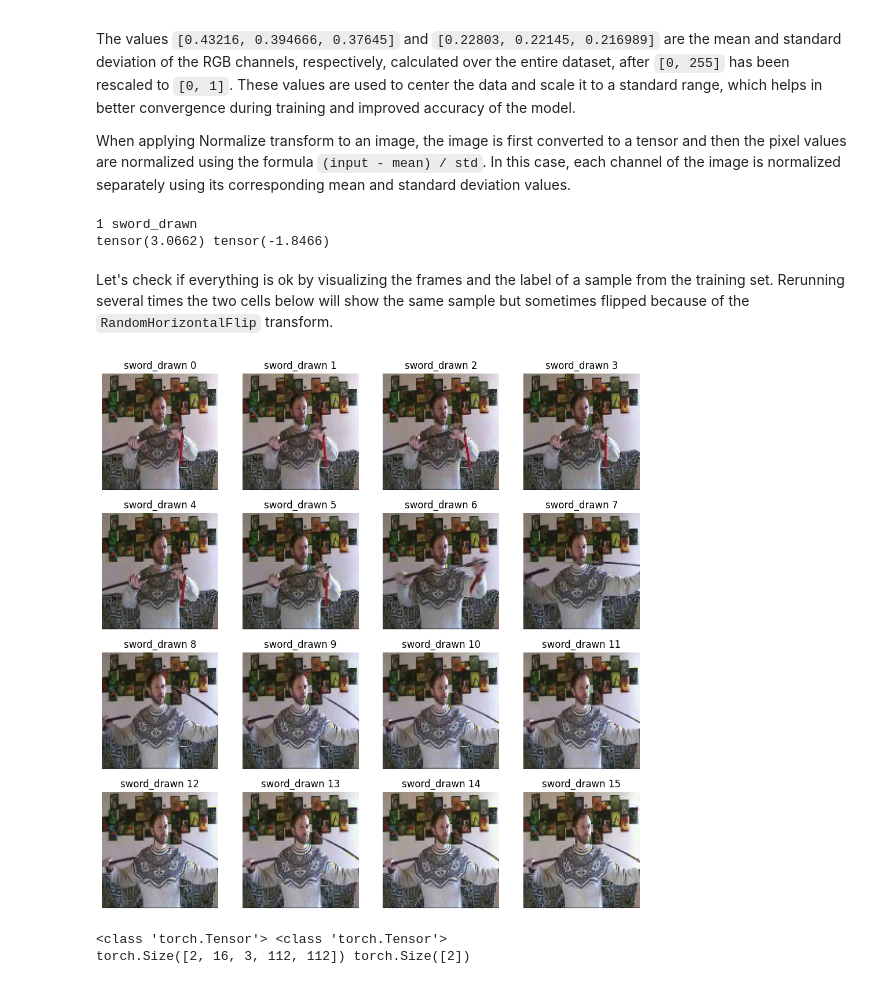
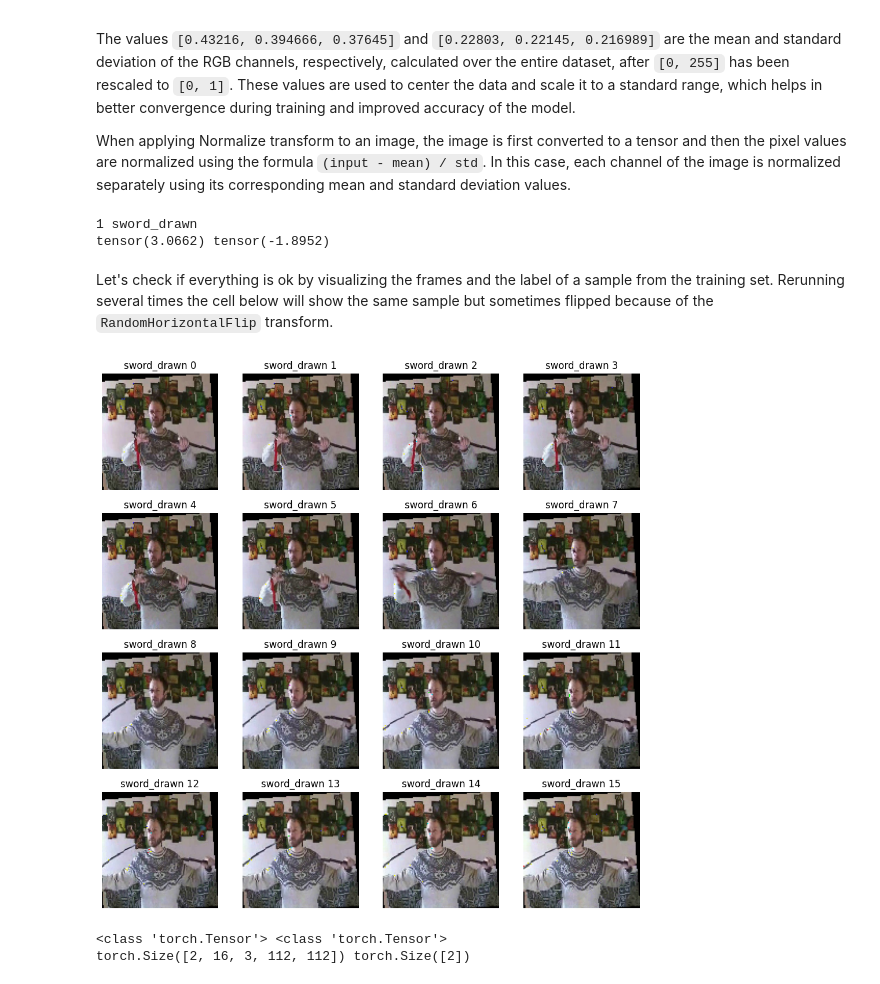
Before and after one commit to JasonMendoza2008/KaggleSwordVideoClassification, a Jupyter notebook: BaselineModel.ipynb, the cells around one changed output. Cells and saved outputs as stored; diff of their text form; code cells hidden in the pictures.

Commit message:
Added link to tutorial video and added RandomAffineCustom

```diff
--- a/BaselineModel.ipynb
+++ b/BaselineModel.ipynb
@@ -205,6 +205,9 @@ def draw_frames(frames, n_frames = 16, n_cols = 4) -> None:
 draw_frames(X_train[5])
 # %% [output]
 [figure]
+# %%
+WIDTH = 112
+HEIGHT = 112
 # %%
 import torchvision.transforms as transforms
 from torch.utils.data import Dataset, DataLoader
@@ -226,6 +229,13 @@ class ComposeCustom(transforms.Compose):
                     first = False
                 else:
                     imgs_tr = [t(img_tr, random_nb) for img_tr in imgs_tr]
+            elif isinstance(t, RandomAffineCustom):
+                params = t.get_params(t.degrees, t.translate, t.scale, t.shear, (WIDTH, HEIGHT))
+                if first:
+                    imgs_tr = [t(img, params) for img in imgs]
+                    first = False
+                else:
+                    imgs_tr = [t(img_tr, params) for img_tr in imgs_tr]
             else:
                 if first:
                     imgs_tr = [t(img) for img in imgs]
@@ -243,6 +253,14 @@ class RandomHorizontalFlipCustom(transforms.RandomHorizontalFlip):
         if random_nb < self.p:
             return transforms.functional.hflip(img)
         return img
+# RandomAffine needs to be applied consistently to all frames in the sequence
+class RandomAffineCustom(transforms.RandomAffine):
+    def __init__(self, *args, **kwargs):
+        # No overwrite
+        super().__init__(*args, **kwargs)
+    def forward(self, img, params):
+        # Overwrite
+        return transforms.functional.affine(img, *params)
 
 
 class VideoDataset(Dataset):
@@ -266,8 +284,9 @@ The code below defines a `train_transformer` object that is a composition of sev
 train_transformer = ComposeCustom(
     [
         transforms.ToTensor(),
-        transforms.Resize((112, 112), interpolation=transforms.InterpolationMode.BICUBIC),
+        transforms.Resize((WIDTH, HEIGHT), interpolation=transforms.InterpolationMode.BICUBIC),
         RandomHorizontalFlipCustom(p=0.5),
+        RandomAffineCustom(degrees=3, translate=(0.05, 0.05), scale=(0.99, 1.01)),
         transforms.Normalize([0.43216, 0.394666, 0.37645], [0.22803, 0.22145, 0.216989]),
     ]
 )
@@ -284,35 +303,37 @@ train_ds = VideoDataset(input_ = X_train, labels = y_train, transform = train_tr
 imgs, label = train_ds[5]
 
 assert (len(train_ds) == len(X_train))
-assert (imgs.shape == (16, 3, 112, 112))
+assert (imgs.shape == (16, 3, WIDTH, HEIGHT))
 assert (isinstance(label, int))
 
 print(label, list_classes[label])
 print(imgs.max(), imgs.min())  # Normalization is correct, values are not between 0 and 255 anymore.
 # %% [output]
 1 sword_drawn
-tensor(3.0662) tensor(-1.8466)
+tensor(3.0662) tensor(-1.8952)
 # %% [markdown]
-Let's check if everything is ok by visualizing the frames and the label of a sample from the training set. Rerunning several times the two cells below will show the same sample but sometimes flipped because of the `RandomHorizontalFlip` transform.
+Let's check if everything is ok by visualizing the frames and the label of a sample from the training set. Rerunning several times the cell below will show the same sample but sometimes flipped because of the `RandomHorizontalFlip` transform.
 # %%
 import matplotlib.pylab as plt
 from torchvision.transforms.functional import to_pil_image
+
+imgs, label = train_ds[5]
 
 def denormalize(x_, mean, std):
     x = x_.clone()
     for i in range(3):
         x[i] = x[i]*std[i]+mean[i]
     x = to_pil_image(x)
     return x
 
 plt.figure(figsize=(12, 12))
 for ii, img in enumerate(imgs[:]):
     plt.subplot(4, 4, ii+1)
     plt.imshow(denormalize(img, [0.43216, 0.394666, 0.37645], [0.22803, 0.22145, 0.216989]))
     plt.title(list_classes[label] + " " + str(ii))
     plt.axis("off")
 # %% [output]
-[figure, old version]
+[figure, new version]
 # %%
 # Dataloaders
 train_dl = DataLoader(train_ds, batch_size=2, shuffle=True)
```
Also changed, not shown: parts of 11 cells of this notebook.
